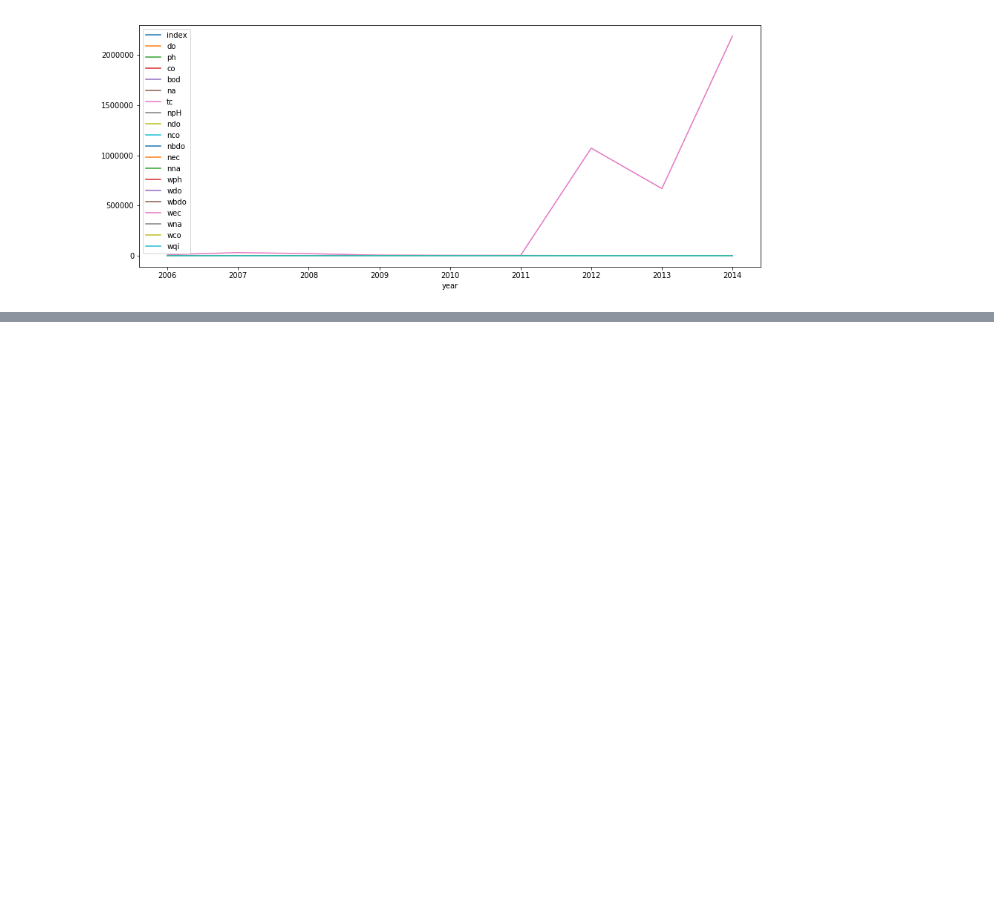
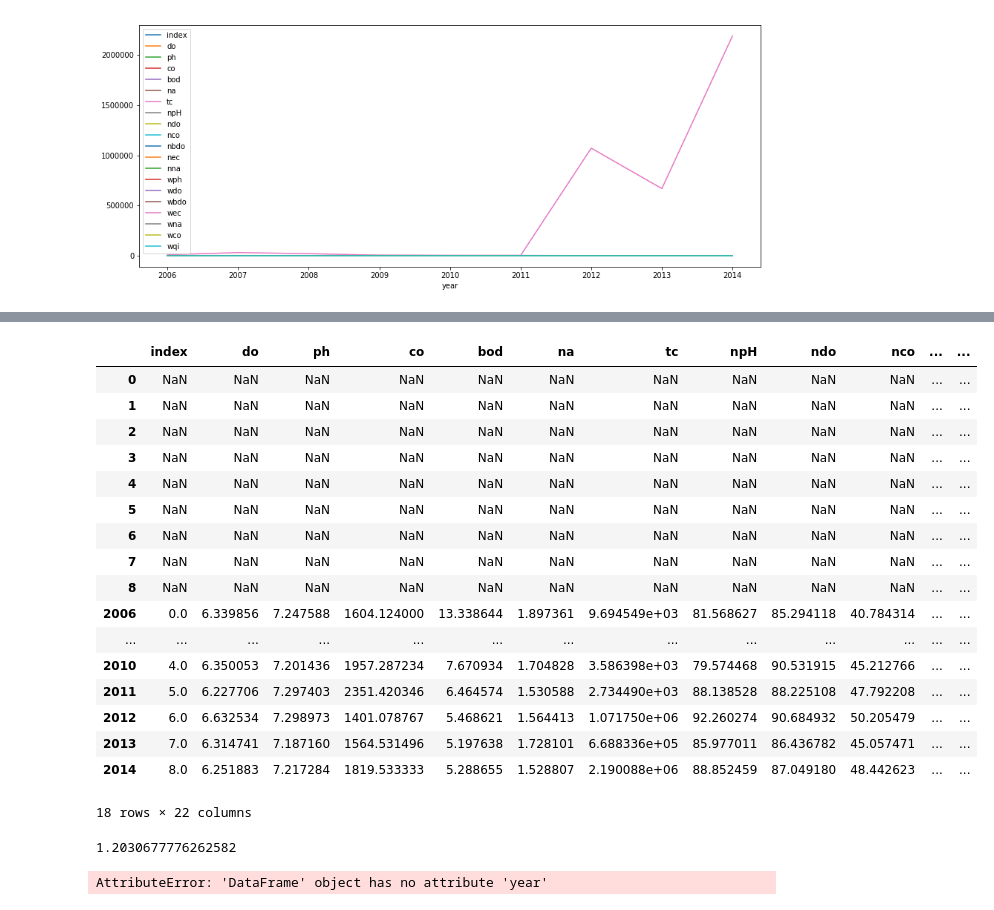
Before and after one commit to katreparitosh/Water-Quality-Analysis, a Jupyter notebook: Code/Water-Quaity-Kernel.ipynb, the cells around one changed output, grey strips where cells are left out. Drawn from its saved outputs; the diff is of its cells as text; code cells hidden in the pictures; blank space fills up the shorter version.

```diff
--- a/Code/Water-Quaity-Kernel.ipynb
+++ b/Code/Water-Quaity-Kernel.ipynb
@@ -351,0 +387,3 @@ plt.show()
+# %%
+import numpy as np
+newB=[74.76, 2.13]
@@ -351,0 +394,44 @@ plt.show()
+# %%
+y_pred=x.dot(newB)
+
+dt = pd.DataFrame({'Actual': y, 'Predicted': y_pred})
+dt=pd.concat([data, dt], axis=1)
+dt
+# %% [output]
+|  | index | do | ph | co | bod | na | tc | npH | ndo | nco | ... | ... |
+| 0 | NaN | NaN | NaN | NaN | NaN | NaN | NaN | NaN | NaN | NaN | ... | ... |
+| 1 | NaN | NaN | NaN | NaN | NaN | NaN | NaN | NaN | NaN | NaN | ... | ... |
+| 2 | NaN | NaN | NaN | NaN | NaN | NaN | NaN | NaN | NaN | NaN | ... | ... |
+| 3 | NaN | NaN | NaN | NaN | NaN | NaN | NaN | NaN | NaN | NaN | ... | ... |
+| 4 | NaN | NaN | NaN | NaN | NaN | NaN | NaN | NaN | NaN | NaN | ... | ... |
+| 5 | NaN | NaN | NaN | NaN | NaN | NaN | NaN | NaN | NaN | NaN | ... | ... |
+| 6 | NaN | NaN | NaN | NaN | NaN | NaN | NaN | NaN | NaN | NaN | ... | ... |
+| 7 | NaN | NaN | NaN | NaN | NaN | NaN | NaN | NaN | NaN | NaN | ... | ... |
+| 8 | NaN | NaN | NaN | NaN | NaN | NaN | NaN | NaN | NaN | NaN | ... | ... |
+| 2006 | 0.0 | 6.339856 | 7.247588 | 1604.124000 | 13.338644 | 1.897361 | 9.694549e+03 | 81.568627 | 85.294118 | 40.784314 | ... | ... |
+| ... | ... | ... | ... | ... | ... | ... | ... | ... | ... | ... | ... | ... |
+| 2010 | 4.0 | 6.350053 | 7.201436 | 1957.287234 | 7.670934 | 1.704828 | 3.586398e+03 | 79.574468 | 90.531915 | 45.212766 | ... | ... |
+| 2011 | 5.0 | 6.227706 | 7.297403 | 2351.420346 | 6.464574 | 1.530588 | 2.734490e+03 | 88.138528 | 88.225108 | 47.792208 | ... | ... |
+| 2012 | 6.0 | 6.632534 | 7.298973 | 1401.078767 | 5.468621 | 1.564413 | 1.071750e+06 | 92.260274 | 90.684932 | 50.205479 | ... | ... |
+| 2013 | 7.0 | 6.314741 | 7.187160 | 1564.531496 | 5.197638 | 1.728101 | 6.688336e+05 | 85.977011 | 86.436782 | 45.057471 | ... | ... |
+| 2014 | 8.0 | 6.251883 | 7.217284 | 1819.533333 | 5.288655 | 1.528807 | 2.190088e+06 | 88.852459 | 87.049180 | 48.442623 | ... | ... |
+18 rows × 22 columns
+# %%
+#testing the accuracy of the model
+
+from sklearn import metrics
+print(np.sqrt(metrics.mean_squared_error(y,y_pred)))
+# %% [output]
+1.2030677776262582
+# %%
+#plotting the actual and predicted results
+x_axis=dt.year
+y_axis=dt.Actual
+y1_axis=dt.Predicted
+plt.scatter(x_axis,y_axis)
+plt.plot(x_axis,y1_axis,color='r')
+plt.title("linear regression")
+
+plt.show()
+# %% [output]
+AttributeError: 'DataFrame' object has no attribute 'year'
```
Also changed, not shown: parts of 3 cells of this notebook.
